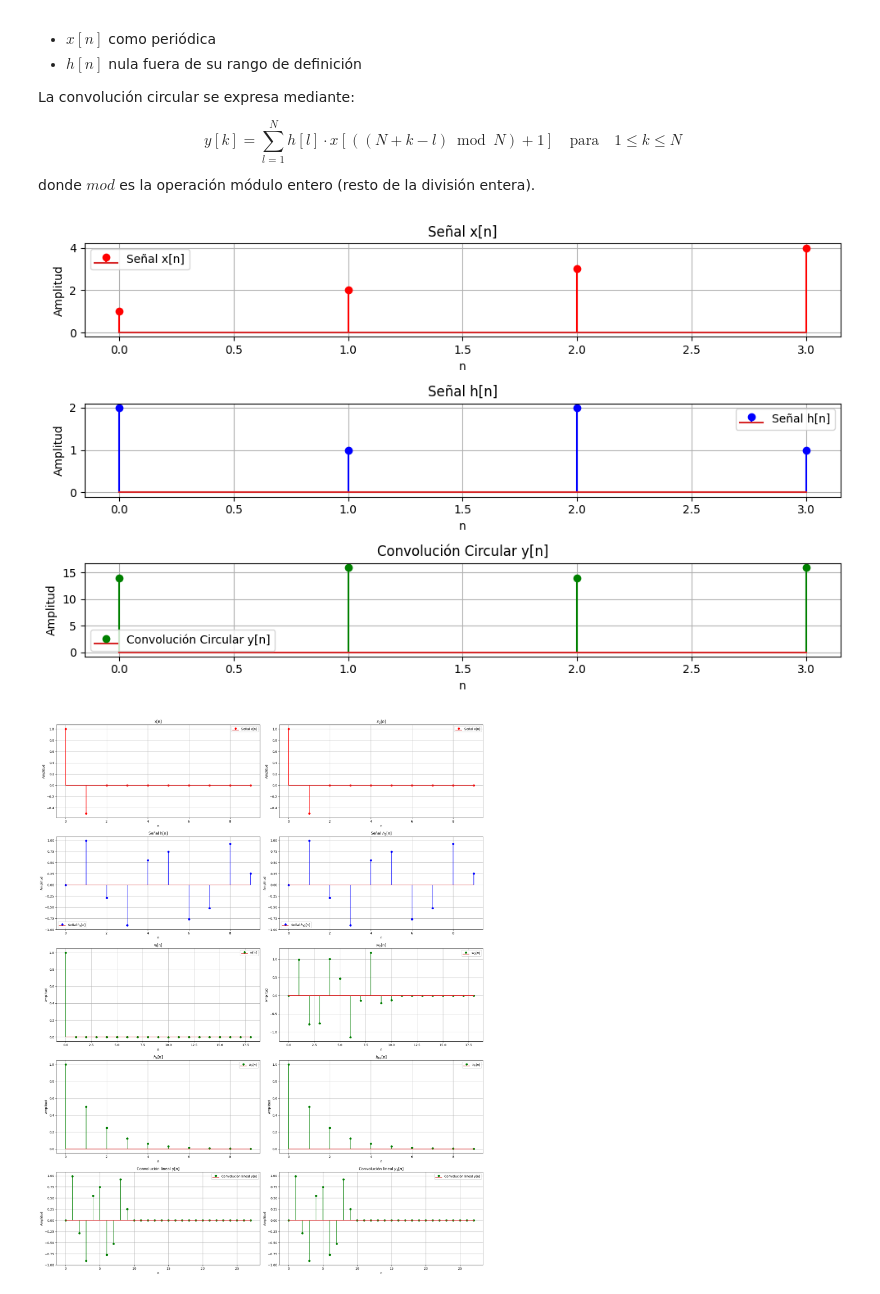
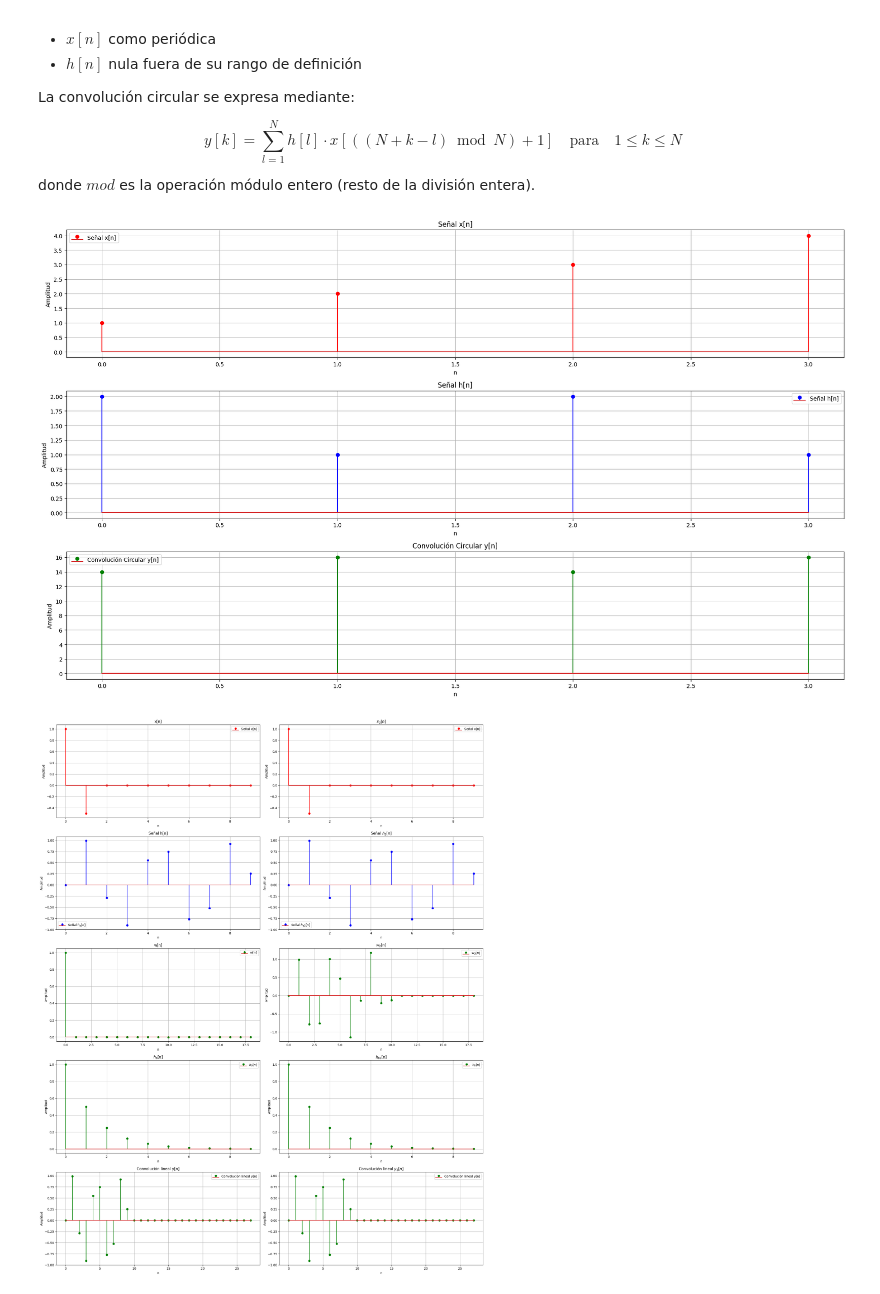
Before and after one commit to JuanKeiner/PDS_2025, a Jupyter notebook: Guia2/Guia2.ipynb, the cells around one changed output. Saved outputs shown, nothing was run; the diff lists cells and outputs as text; code cells hidden in the pictures.

```diff
--- a/Guia2/Guia2.ipynb
+++ b/Guia2/Guia2.ipynb
@@ -509,39 +510,39 @@ N_muestras = len(señal_x)
 
 
 
-plt.figure(figsize=(10, 6))
+plt.figure(figsize=(20, 12))
 
 
 plt.subplot(3, 1, 1)
 plt.stem(range(N_muestras), señal_x, 'r-*', label="Señal x[n]")
 plt.title('Señal x[n]')
 plt.xlabel('n')
 plt.ylabel('Amplitud')
 plt.legend()
 plt.grid()
 
 
 plt.subplot(3, 1, 2)
 plt.stem(range(N_muestras), señal_h, 'b-o', label="Señal h[n]")
 plt.title('Señal h[n]')
 plt.xlabel('n')
 plt.ylabel('Amplitud')
 plt.legend()
 plt.grid()
 
 
 plt.subplot(3, 1, 3)
 plt.stem(range(N_muestras), result, 'g-s', label="Convolución Circular y[n]")
 plt.title('Convolución Circular y[n]')
 plt.xlabel('n')
 plt.ylabel('Amplitud')
 plt.legend()
 plt.grid()
 
 plt.tight_layout()
 plt.show()
 # %% [output]
-[figure, old version]
+[figure, new version]
 # %%
 
 def delta_dirac(n):
```
Also changed, not shown: parts of 4 cells of this notebook, 1 other file.
